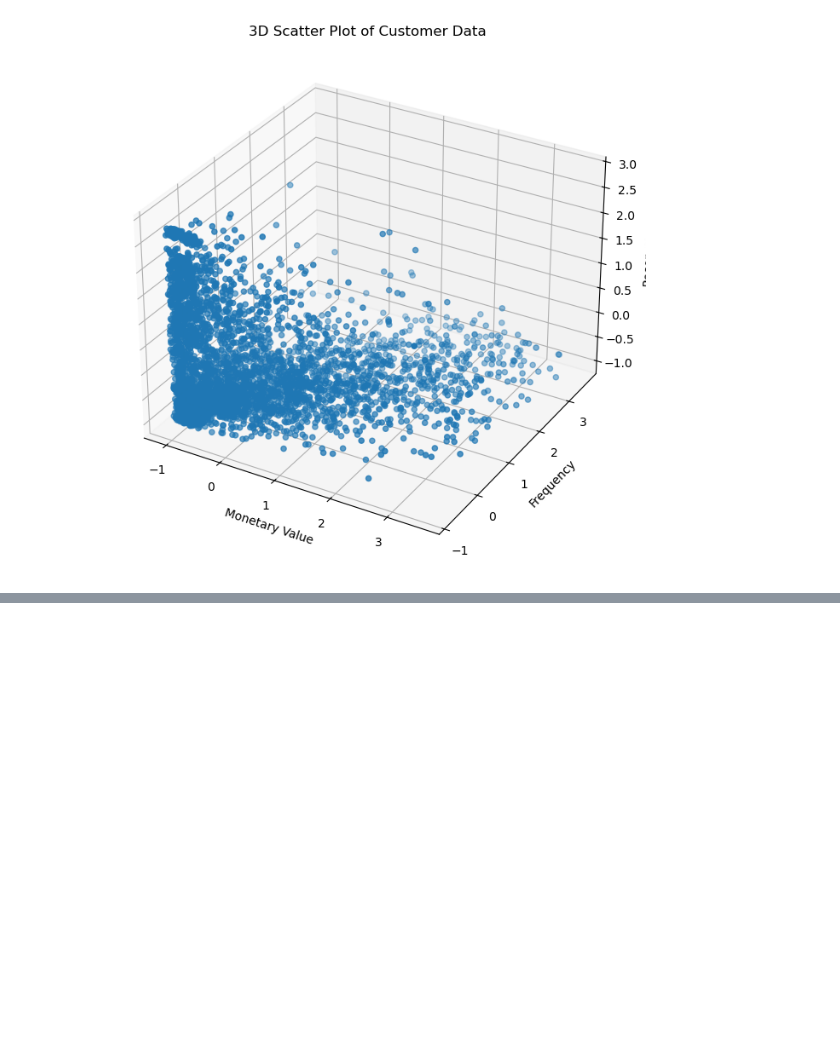
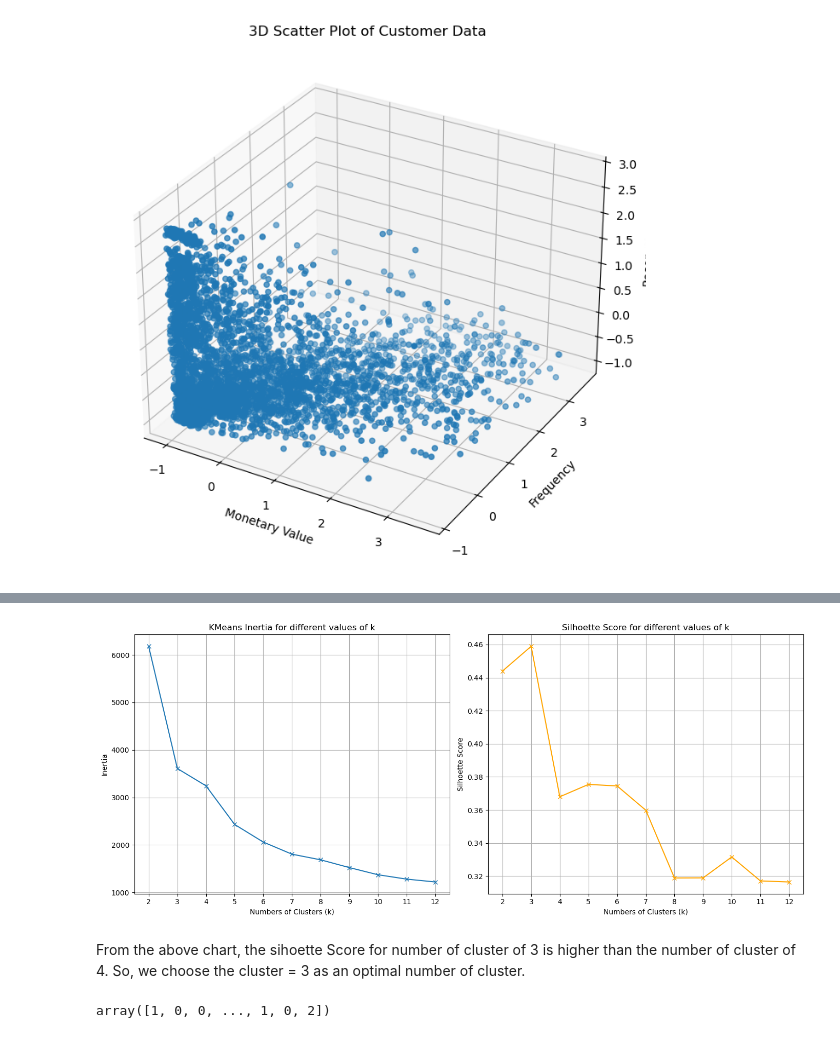
Before and after one commit to dhirajpakhrin007/Customer-Segmentation-for-Online-Retail, a Jupyter notebook: Notebook/customer_seg,emtation.ipynb, the cells around one changed output, grey strips where cells are left out. Cells and saved outputs as stored; diff of their text form; code cells hidden in the pictures; blank space fills up the shorter version.

```diff
--- a/Notebook/customer_seg,emtation.ipynb
+++ b/Notebook/customer_seg,emtation.ipynb
@@ -605,0 +646,52 @@ plt.show()
+# %%
+max_k= 12
+
+inertia = []
+silhouette_scores = []
+k_values = range(2, max_k + 1)
+
+for k in k_values:
+    kmeans = KMeans(n_clusters=k, random_state=42, max_iter=1000)
+
+    cluster_labels = kmeans.fit_predict(scaled_data_df)
+
+    sil_score = silhouette_score(scaled_data_df, cluster_labels)
+
+    silhouette_scores.append(sil_score)
+
+    inertia.append(kmeans.inertia_)
+
+
+## Determining the numbers of clusters using Elbow method
+plt.figure(figsize=(14,6))
+
+plt.subplot(1,2,1)
+plt.plot(k_values, inertia, marker='x')
+plt.title('KMeans Inertia for different values of k')
+plt.xlabel('Numbers of Clusters (k)')
+plt.ylabel('Inertia')
+plt.xticks(k_values)
+plt.grid(True)
+
+plt.subplot(1,2,2)
+plt.plot(k_values, silhouette_scores, marker='x', color='orange')
+plt.title('Silhoette Score for different values of k')
+plt.xlabel('Numbers of Clusters (k)')
+plt.ylabel('Silhoette Score')
+plt.xticks(k_values)
+plt.grid(True)
+
+plt.tight_layout()
+plt.show()
+# %% [output]
+[figure, added]
+# %% [markdown]
+From the above chart, the sihoette Score for number of cluster of 3 is higher than the number of cluster of 4. So, we choose the cluster = 3 as an optimal number of cluster.
+# %%
+### Building model with best no. of cluster
+kmeans = KMeans(n_clusters=3, random_state=42, max_iter=1000)
+
+cluster_label = kmeans.fit_predict(scaled_data_df)
+cluster_label
+# %% [output]
+array([1, 0, 0, ..., 1, 0, 2])
```
Also changed, not shown: parts of 15 cells of this notebook.
